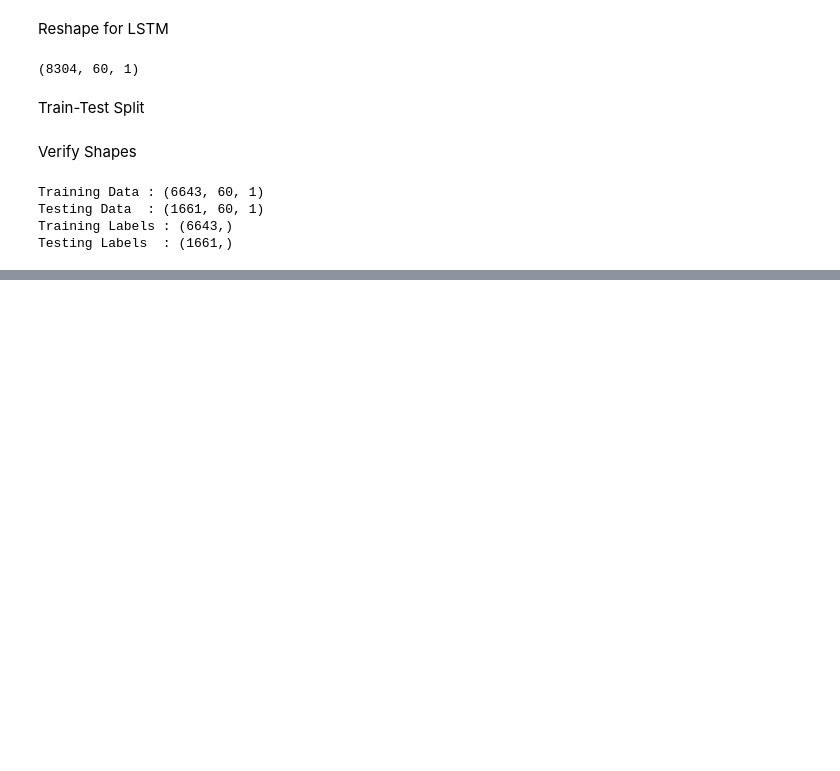
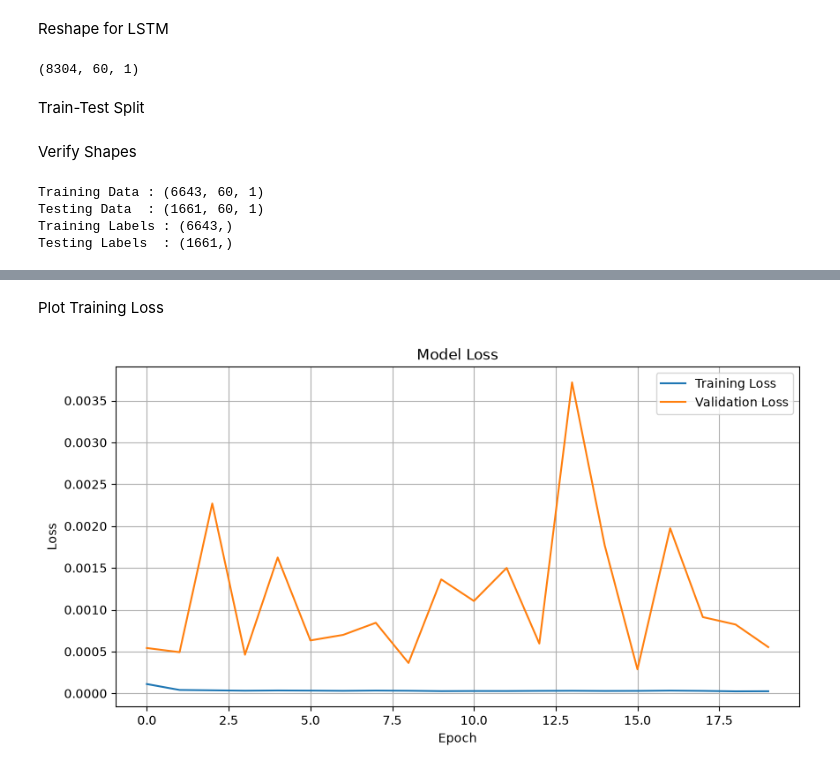
Before and after one commit to GAGANX15/Stock-Market-LSTM, a Jupyter notebook: notebooks/Stock_Prediction.ipynb, the cells around one changed output, grey strips where cells are left out. Drawn from its saved outputs; the diff is of its cells as text; code cells hidden in the pictures; blank space fills up the shorter version.

Commit message:
Implemented and trained LSTM model

```diff
--- a/notebooks/Stock_Prediction.ipynb
+++ b/notebooks/Stock_Prediction.ipynb
@@ -206,0 +209,10 @@ Testing Labels  : (1661,)
+# %%
+model = Sequential()
+
+model.add(LSTM(units=50, return_sequences=True, input_shape=(X_train.shape[1], 1)))
+model.add(Dropout(0.2))
+
+model.add(LSTM(units=50))
+model.add(Dropout(0.2))
+
+model.add(Dense(1))
@@ -206,0 +243,5 @@ Testing Labels  : (1661,)
+# %%
+model.compile(
+    optimizer='adam',
+    loss='mean_squared_error'
+)
@@ -206,0 +250,9 @@ Testing Labels  : (1661,)
+# %%
+history = model.fit(
+    X_train,
+    y_train,
+    epochs=20,
+    batch_size=32,
+    validation_data=(X_test, y_test),
+    verbose=1
+)
@@ -206,0 +277,20 @@ Testing Labels  : (1661,)
+# %% [markdown]
+Plot Training Loss
+# %%
+plt.figure(figsize=(10,5))
+
+plt.plot(history.history['loss'], label='Training Loss')
+plt.plot(history.history['val_loss'], label='Validation Loss')
+
+plt.title("Model Loss")
+plt.xlabel("Epoch")
+plt.ylabel("Loss")
+plt.legend()
+
+plt.grid(True)
+
+plt.savefig("../graphs/loss.png")
+
+plt.show()
+# %% [output]
+[figure, added]
```
Also changed, not shown: parts of 6 cells of this notebook, 1 other file.
